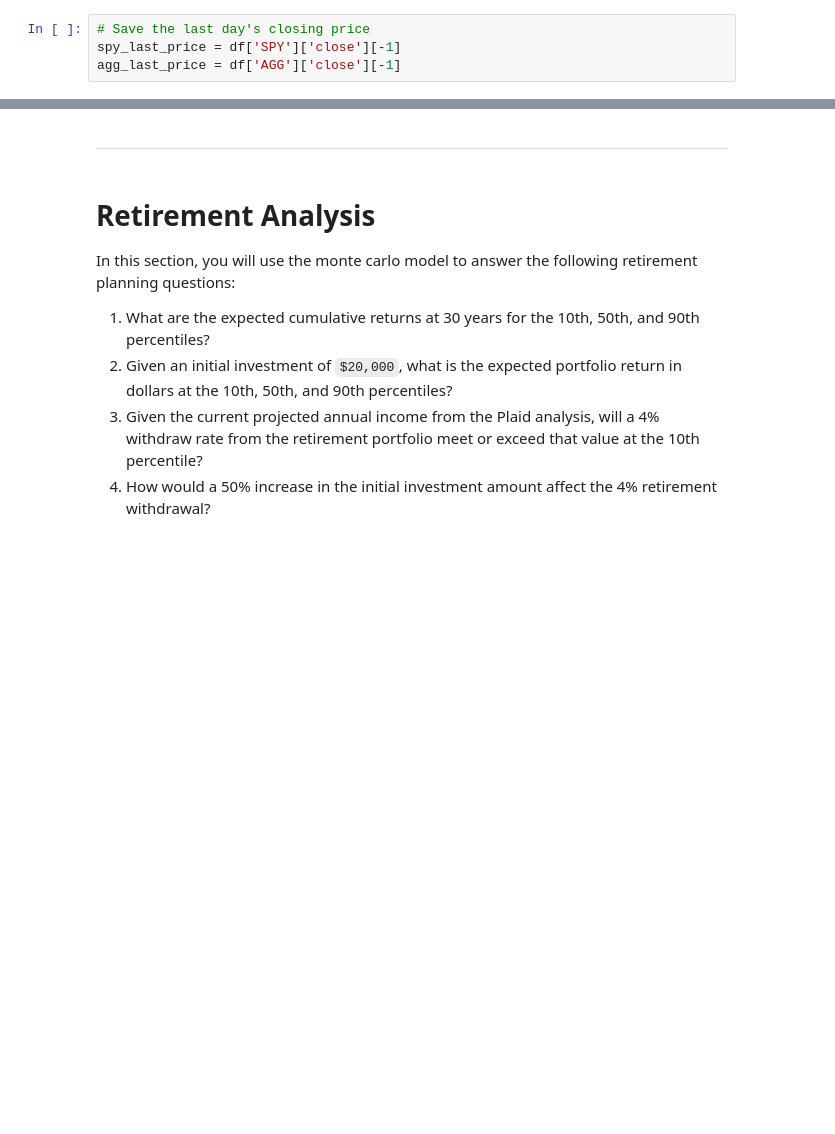
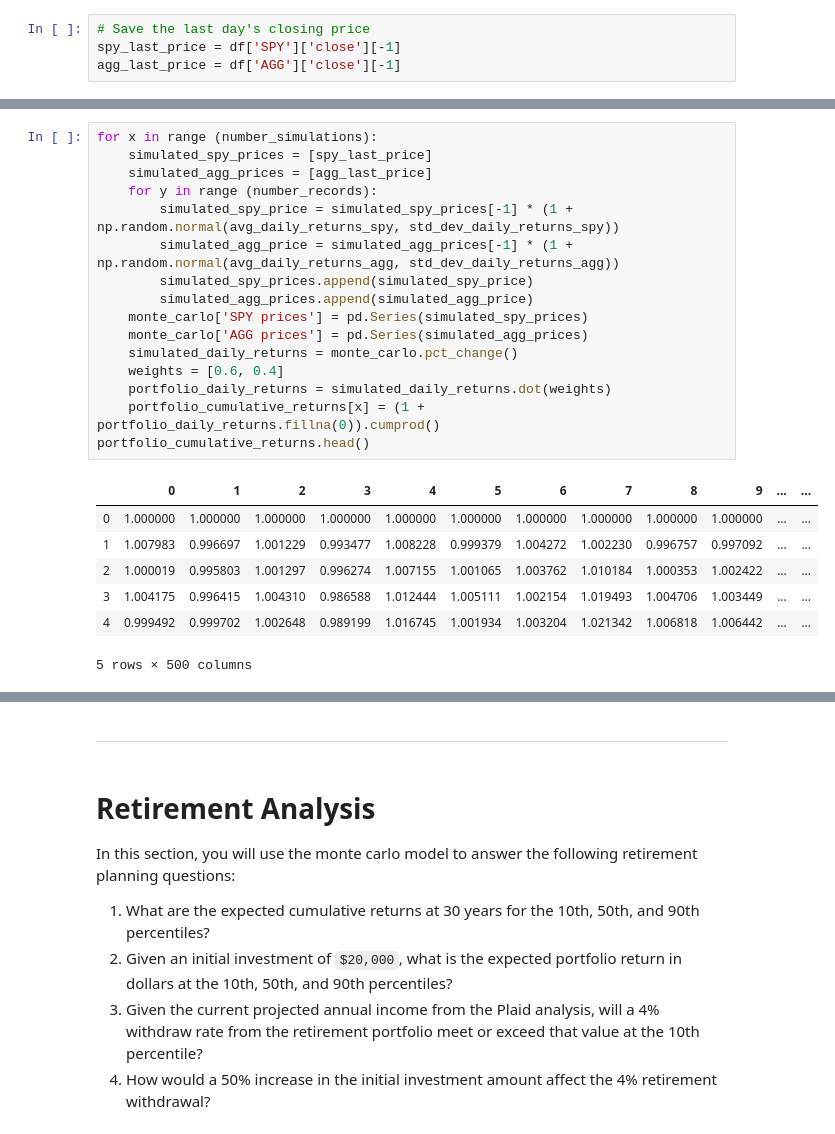
Before and after one commit to sselvakularanjan/APIs-Homework, a Jupyter notebook: Portfolio Planner.ipynb, the cells around one changed output, grey strips where cells are left out. Cells and saved outputs as stored; diff of their text form; blank space fills up the shorter version.

```diff
--- a/Portfolio Planner.ipynb
+++ b/Portfolio Planner.ipynb
@@ -120,0 +121,24 @@ SyntaxError: invalid syntax (<ipython-input-35-781c800ee8cf>, line 5)
+# %%
+for x in range (number_simulations):
+    simulated_spy_prices = [spy_last_price]
+    simulated_agg_prices = [agg_last_price]
+    for y in range (number_records):
+        simulated_spy_price = simulated_spy_prices[-1] * (1 + np.random.normal(avg_daily_returns_spy, std_dev_daily_returns_spy))
+        simulated_agg_price = simulated_agg_prices[-1] * (1 + np.random.normal(avg_daily_returns_agg, std_dev_daily_returns_agg))
+        simulated_spy_prices.append(simulated_spy_price)
+        simulated_agg_prices.append(simulated_agg_price)
+    monte_carlo['SPY prices'] = pd.Series(simulated_spy_prices)
+    monte_carlo['AGG prices'] = pd.Series(simulated_agg_prices)
+    simulated_daily_returns = monte_carlo.pct_change()
+    weights = [0.6, 0.4]
+    portfolio_daily_returns = simulated_daily_returns.dot(weights)
+    portfolio_cumulative_returns[x] = (1 + portfolio_daily_returns.fillna(0)).cumprod()
+portfolio_cumulative_returns.head()
+# %% [output]
+|  | 0 | 1 | 2 | 3 | 4 | 5 | 6 | 7 | 8 | 9 | ... | ... |
+| 0 | 1.000000 | 1.000000 | 1.000000 | 1.000000 | 1.000000 | 1.000000 | 1.000000 | 1.000000 | 1.000000 | 1.000000 | ... | ... |
+| 1 | 1.007983 | 0.996697 | 1.001229 | 0.993477 | 1.008228 | 0.999379 | 1.004272 | 1.002230 | 0.996757 | 0.997092 | ... | ... |
+| 2 | 1.000019 | 0.995803 | 1.001297 | 0.996274 | 1.007155 | 1.001065 | 1.003762 | 1.010184 | 1.000353 | 1.002422 | ... | ... |
+| 3 | 1.004175 | 0.996415 | 1.004310 | 0.986588 | 1.012444 | 1.005111 | 1.002154 | 1.019493 | 1.004706 | 1.003449 | ... | ... |
+| 4 | 0.999492 | 0.999702 | 1.002648 | 0.989199 | 1.016745 | 1.001934 | 1.003204 | 1.021342 | 1.006818 | 1.006442 | ... | ... |
+5 rows × 500 columns
```
Also changed, not shown: parts of 22 cells of this notebook, 1 other file.
